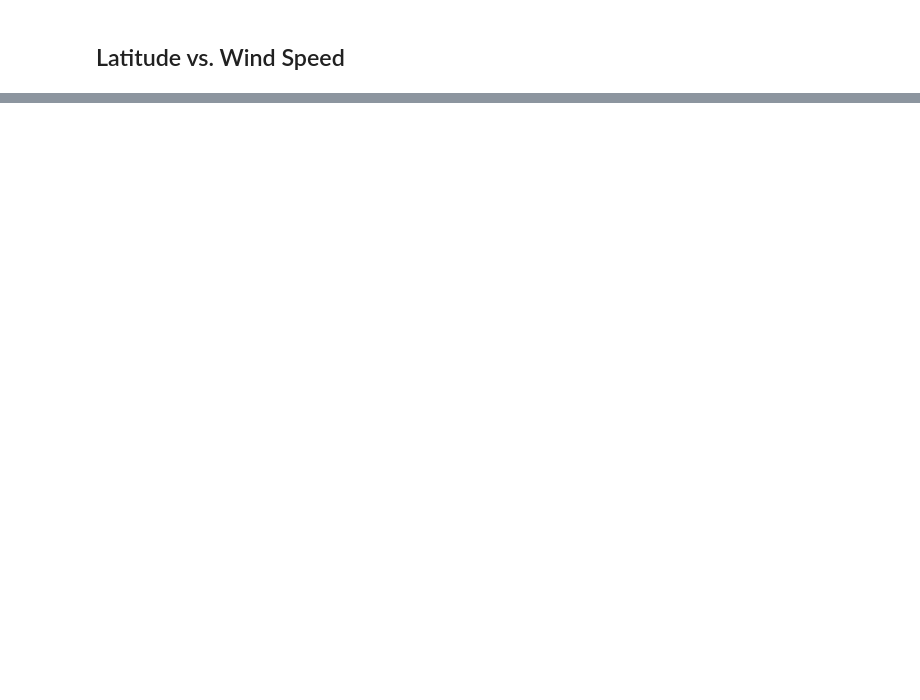
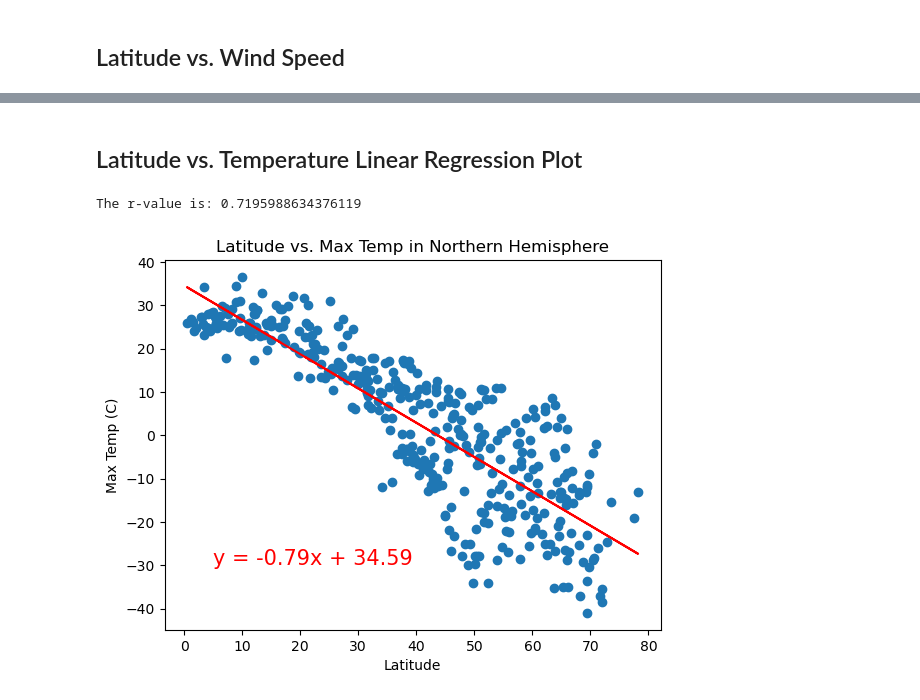
Before and after one commit to mradovic10/python-api-challenge, a Jupyter notebook: WeatherPy/WeatherPy.ipynb, the cells around one changed output, grey strips where cells are left out. Cells and saved outputs as stored; diff of their text form; code cells hidden in the pictures; blank space fills up the shorter version.

```diff
--- a/WeatherPy/WeatherPy.ipynb
+++ b/WeatherPy/WeatherPy.ipynb
@@ -245,0 +248,6 @@ plt.show()
+# %%
+# Create a DataFrame with the Northern Hemisphere data (Latitude >= 0).
+northern_hemi_df = city_data_df[city_data_df["Lat"] > 0]
+
+# Display sample data.
+northern_hemi_df.head()
@@ -245,0 +276,18 @@ plt.show()
+# %% [markdown]
+## Latitude vs. Temperature Linear Regression Plot
+# %%
+# Linear regression on Northern Hemisphere.
+(slope, intercept, rvalue, pvalue, stderr) = linregress(northern_hemi_df["Lat"], northern_hemi_df["Max Temp"])
+regress_values = northern_hemi_df["Lat"] * slope + intercept
+line_eq = "y = " + str(round(slope,2)) + "x + " + str(round(intercept,2))
+plt.scatter(northern_hemi_df["Lat"], northern_hemi_df["Max Temp"])
+plt.plot(northern_hemi_df["Lat"], regress_values, "r-")
+plt.annotate(line_eq, (5, -30), fontsize = 15, color = "red")
+plt.xlabel("Latitude")
+plt.ylabel("Max Temp (C)")
+plt.title("Latitude vs. Max Temp in Northern Hemisphere")
+print(f"The r-value is: {rvalue**2}")
+plt.show()
+# %% [output]
+The r-value is: 0.7195988634376119
+[figure, added]
```
Also changed, not shown: parts of 26 cells of this notebook, 5 other files.
